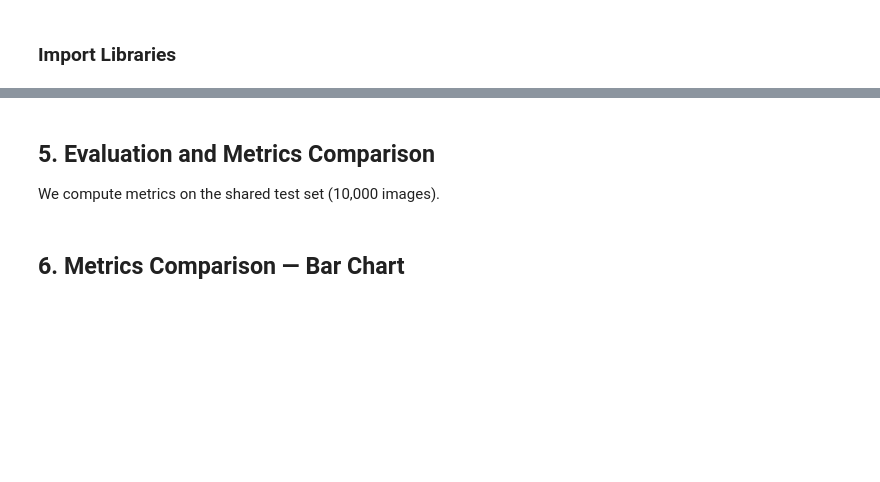
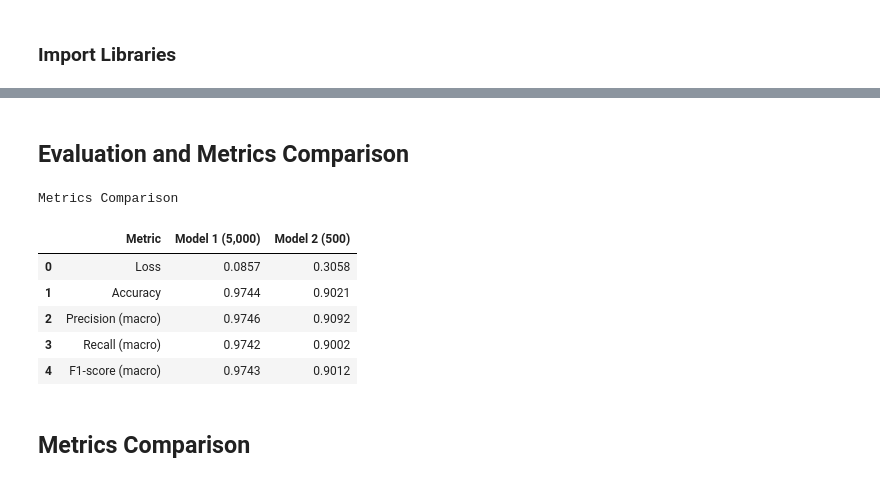
Before and after one commit to MarzenaHalama/cnn_mnist_pipline, a Jupyter notebook: comparison.ipynb, the cells around one changed output, grey strips where cells are left out. Saved outputs shown, nothing was run; the diff lists cells and outputs as text; code cells hidden in the pictures; blank space fills up the shorter version.

Commit message:
Add comprehensive CNN model comparison notebook for MNIST dataset

```diff
--- a/comparison.ipynb
+++ b/comparison.ipynb
@@ -73,4 +156,2 @@ history2 = train(
 # %% [markdown]
-## 5. Evaluation and Metrics Comparison
-
-We compute metrics on the shared test set (10,000 images).
+## Evaluation and Metrics Comparison
@@ -77,33 +160,42 @@ We compute metrics on the shared test set (10,000 images).
 # %%
 from sklearn.metrics import accuracy_score, precision_score, recall_score, f1_score
 import pandas as pd
 
 metrics1 = evaluate(model1, x_test, y_test)
 metrics2 = evaluate(model2, x_test, y_test)
 
 y_pred1 = np.argmax(model1.predict(x_test, verbose=0), axis=1)
 y_pred2 = np.argmax(model2.predict(x_test, verbose=0), axis=1)
 
 comparison = pd.DataFrame({
     "Metric": ["Loss", "Accuracy", "Precision (macro)", "Recall (macro)", "F1-score (macro)"],
     "Model 1 (5,000)": [
         f"{metrics1['loss']:.4f}",
         f"{accuracy_score(y_test, y_pred1):.4f}",
         f"{precision_score(y_test, y_pred1, average='macro', zero_division=0):.4f}",
         f"{recall_score(y_test, y_pred1, average='macro', zero_division=0):.4f}",
         f"{f1_score(y_test, y_pred1, average='macro', zero_division=0):.4f}",
     ],
     "Model 2 (500)": [
         f"{metrics2['loss']:.4f}",
         f"{accuracy_score(y_test, y_pred2):.4f}",
         f"{precision_score(y_test, y_pred2, average='macro', zero_division=0):.4f}",
         f"{recall_score(y_test, y_pred2, average='macro', zero_division=0):.4f}",
         f"{f1_score(y_test, y_pred2, average='macro', zero_division=0):.4f}",
     ],
 })
-comparison.style.set_caption("Metrics Comparison")
+print("Metrics Comparison")
+comparison
+# %% [output]
+Metrics Comparison
+|  | Metric | Model 1 (5,000) | Model 2 (500) |
+| 0 | Loss | 0.0857 | 0.3058 |
+| 1 | Accuracy | 0.9744 | 0.9021 |
+| 2 | Precision (macro) | 0.9746 | 0.9092 |
+| 3 | Recall (macro) | 0.9742 | 0.9002 |
+| 4 | F1-score (macro) | 0.9743 | 0.9012 |
 # %% [markdown]
-## 6. Metrics Comparison — Bar Chart
+## Metrics Comparison
 # %%
 metric_names = ["Accuracy", "Precision", "Recall", "F1-score"]
 scores_m1 = [
```
Also changed, not shown: parts of 21 cells of this notebook.
